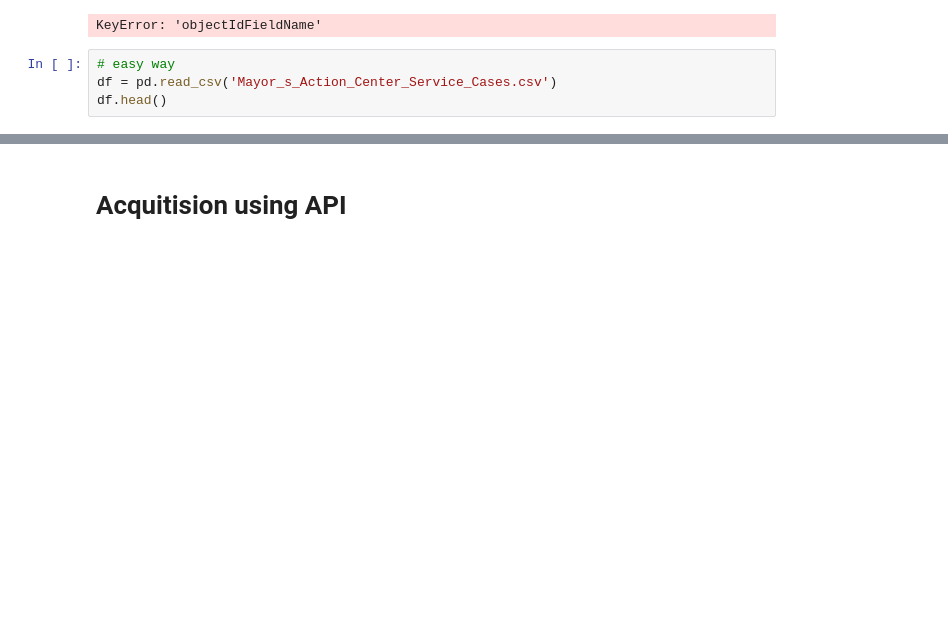
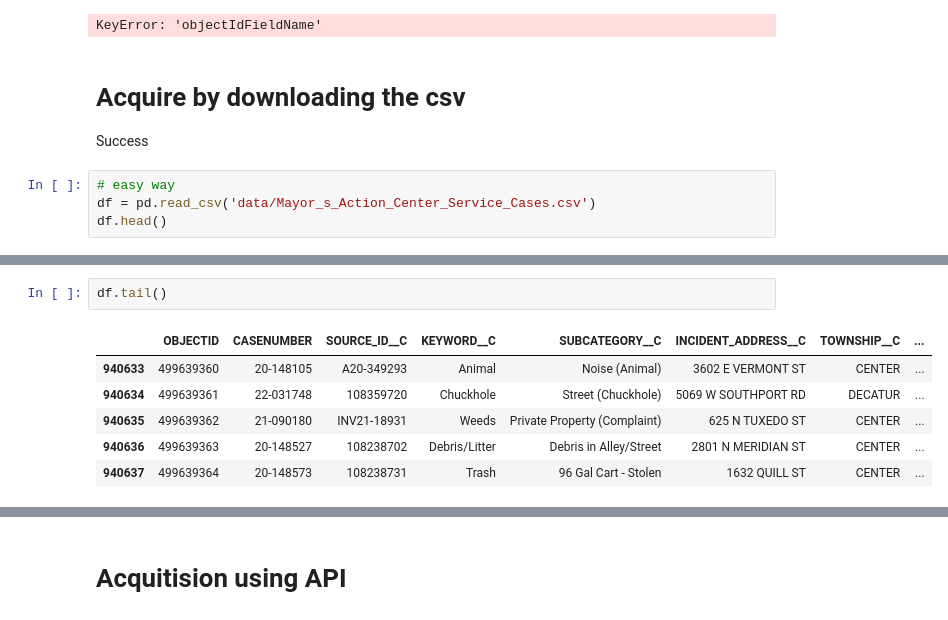
Before and after one commit to aaron-mv-moore/indy-action-time, a Jupyter notebook: 00_working_acquire.ipynb, the cells around one changed output, grey strips where cells are left out. Cells and saved outputs as stored; diff of their text form; blank space fills up the shorter version.

Commit message:
Update Acquire

```diff
--- a/00_working_acquire.ipynb
+++ b/00_working_acquire.ipynb
@@ -168,9 +169,12 @@ idlist = js["objectIds"]
 Record extract limit: 1000
 https://xmaps.indy.gov/arcgis/rest/services/OpenData/OpenData_NonSpatial/MapServer//query?where=1=1&returnIdsOnly=true&f=json
 KeyError: 'objectIdFieldName'
+# %% [markdown]
+# Acquire by downloading the csv
+Success
 # %%
 # easy way
-df = pd.read_csv('Mayor_s_Action_Center_Service_Cases.csv')
+df = pd.read_csv('data/Mayor_s_Action_Center_Service_Cases.csv')
 df.head()
 # %% [output]
 |  | OBJECTID | CASENUMBER | SOURCE_ID__C | KEYWORD__C | SUBCATEGORY__C | INCIDENT_ADDRESS__C | TOWNSHIP__C | ... |
@@ -179,3 +183,12 @@ df.head()
 | 2 | 498698729 | 22-010159 | 108343054 | Trash | 96 Gal Cart - Stolen | 1102 N PARKER AVE | CENTER | ... |
 | 3 | 498698730 | 22-010472 | Email Sent | Abandoned Vehicle | Street/Alley (ABV) | 4631 ROSSLYN AVE | WASHINGTON | ... |
 | 4 | 498698731 | 22-010687 | 108343404 | Trash | 96 Gal Trash (Missed) | 4360 SAWYER AVE | LAWRENCE | ... |
+# %%
+df.tail()
+# %% [output]
+|  | OBJECTID | CASENUMBER | SOURCE_ID__C | KEYWORD__C | SUBCATEGORY__C | INCIDENT_ADDRESS__C | TOWNSHIP__C | ... |
+| 940633 | 499639360 | 20-148105 | A20-349293 | Animal | Noise (Animal) | 3602 E VERMONT ST | CENTER | ... |
+| 940634 | 499639361 | 22-031748 | 108359720 | Chuckhole | Street (Chuckhole) | 5069 W SOUTHPORT RD | DECATUR | ... |
+| 940635 | 499639362 | 21-090180 | INV21-18931 | Weeds | Private Property (Complaint) | 625 N TUXEDO ST | CENTER | ... |
+| 940636 | 499639363 | 20-148527 | 108238702 | Debris/Litter | Debris in Alley/Street | 2801 N MERIDIAN ST | CENTER | ... |
+| 940637 | 499639364 | 20-148573 | 108238731 | Trash | 96 Gal Cart - Stolen | 1632 QUILL ST | CENTER | ... |
```
Also changed, not shown: parts of 8 cells of this notebook, 2 other files.
